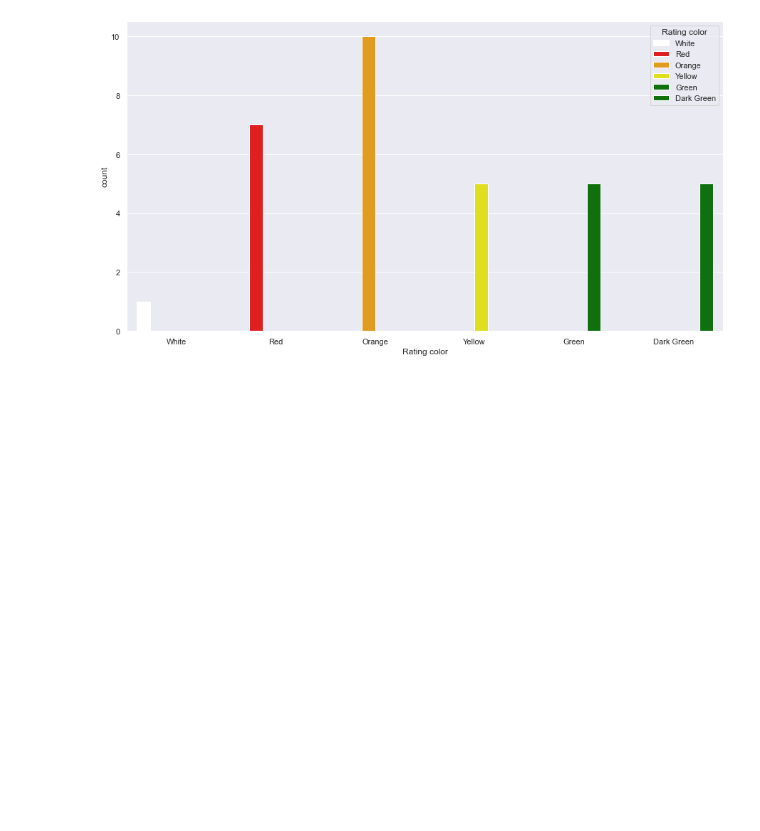
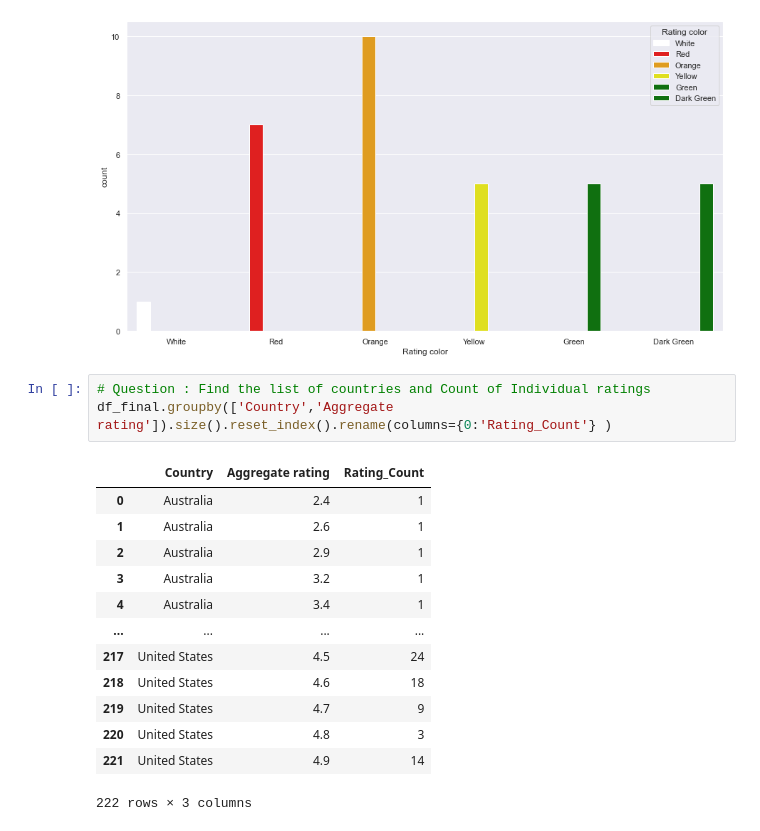
Before and after one commit to ravi0dubey/EDA, a Jupyter notebook: Zomato Dataset Exploratory Data Analysis.ipynb, the cells around one changed output. Cells and saved outputs as stored; diff of their text form; blank space fills up the shorter version.

```diff
--- a/Zomato Dataset Exploratory Data Analysis.ipynb
+++ b/Zomato Dataset Exploratory Data Analysis.ipynb
@@ -422,3 +422,20 @@ sns.countplot(x="Rating color", data=ratings,hue="Rating color", palette=['White
 # %% [output]
 <AxesSubplot:xlabel='Rating color', ylabel='count'>
 [figure]
+# %%
+# Question : Find the list of countries and Count of Individual ratings
+df_final.groupby(['Country','Aggregate rating']).size().reset_index().rename(columns={0:'Rating_Count'} )
+# %% [output]
+|  | Country | Aggregate rating | Rating_Count |
+| 0 | Australia | 2.4 | 1 |
+| 1 | Australia | 2.6 | 1 |
+| 2 | Australia | 2.9 | 1 |
+| 3 | Australia | 3.2 | 1 |
+| 4 | Australia | 3.4 | 1 |
+| ... | ... | ... | ... |
+| 217 | United States | 4.5 | 24 |
+| 218 | United States | 4.6 | 18 |
+| 219 | United States | 4.7 | 9 |
+| 220 | United States | 4.8 | 3 |
+| 221 | United States | 4.9 | 14 |
+222 rows × 3 columns
```
Also changed, not shown: parts of 5 cells of this notebook.
